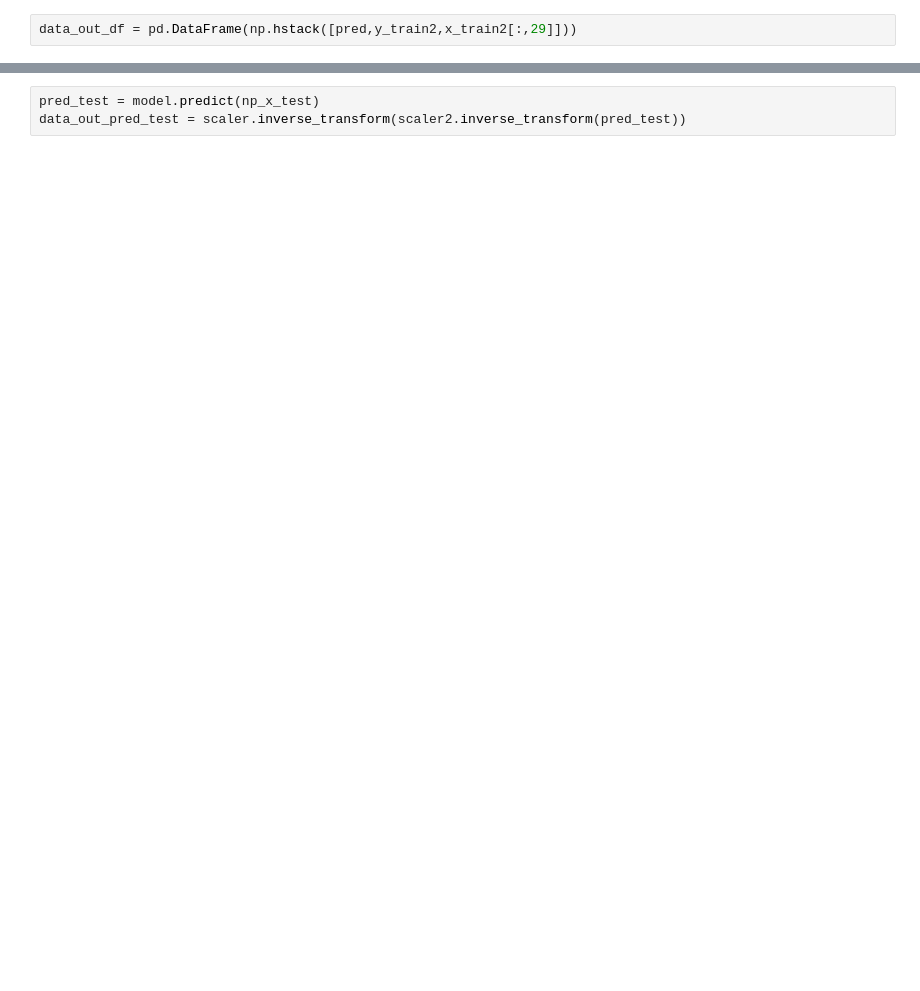
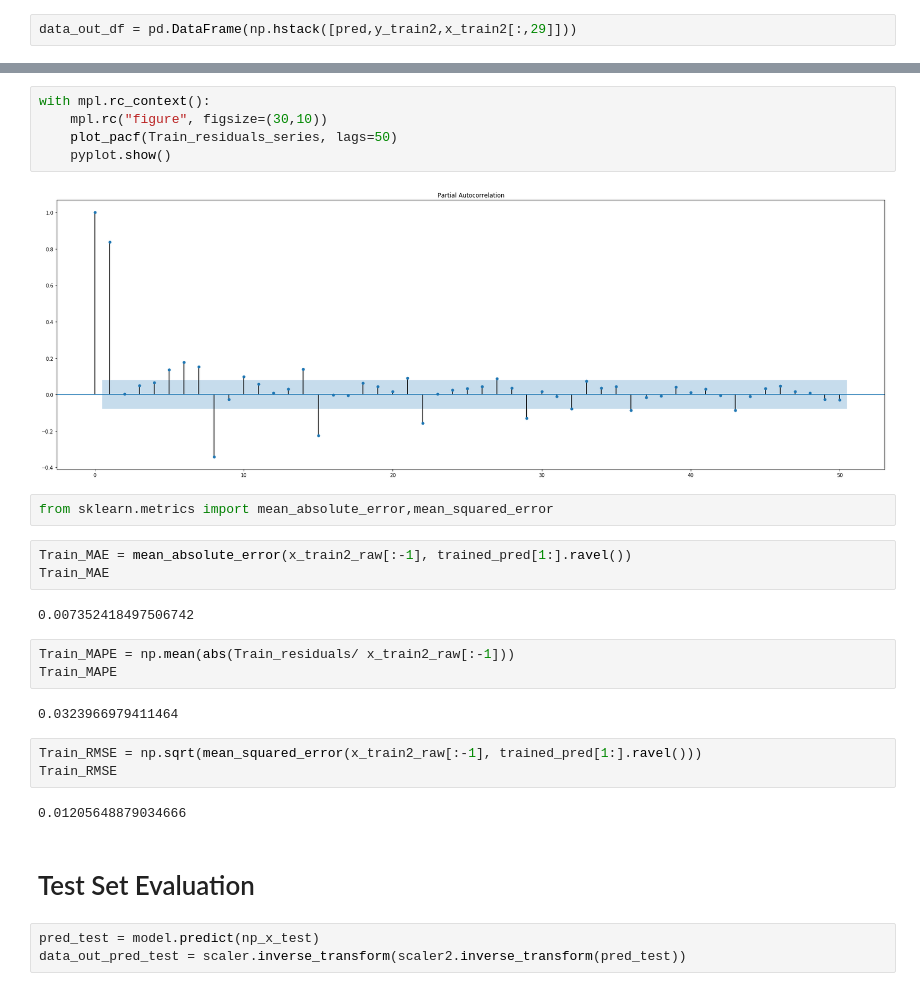
Before and after one commit to Zhimin90/London_Energy_Study_in_R, a Jupyter notebook: Python LSTM Keras/LSTM.ipynb, the cells around one changed output, grey strips where cells are left out. Drawn from its saved outputs; the diff is of its cells as text; blank space fills up the shorter version.

Commit message:
Updated LSTM evaluation

```diff
--- a/Python LSTM Keras/LSTM.ipynb
+++ b/Python LSTM Keras/LSTM.ipynb
@@ -216,3 +258,29 @@ data_out_df.plot(figsize=(30,10))
+# %%
+with mpl.rc_context():
+    mpl.rc("figure", figsize=(30,10))
+    plot_pacf(Train_residuals_series, lags=50)
+    pyplot.show()
+# %% [output]
+[figure, added]
+# %%
+from sklearn.metrics import mean_absolute_error,mean_squared_error
+# %%
+Train_MAE = mean_absolute_error(x_train2_raw[:-1], trained_pred[1:].ravel())
+Train_MAE
+# %% [output]
+0.007352418497506742
+# %%
+Train_MAPE = np.mean(abs(Train_residuals/ x_train2_raw[:-1]))
+Train_MAPE
+# %% [output]
+0.0323966979411464
+# %%
+Train_RMSE = np.sqrt(mean_squared_error(x_train2_raw[:-1], trained_pred[1:].ravel()))
+Train_RMSE
+# %% [output]
+0.01205648879034666
+# %% [markdown]
+# Test Set Evaluation
 # %%
 pred_test = model.predict(np_x_test)
 data_out_pred_test = scaler.inverse_transform(scaler2.inverse_transform(pred_test))
```
Also changed, not shown: parts of 26 cells of this notebook, 1 other file.
